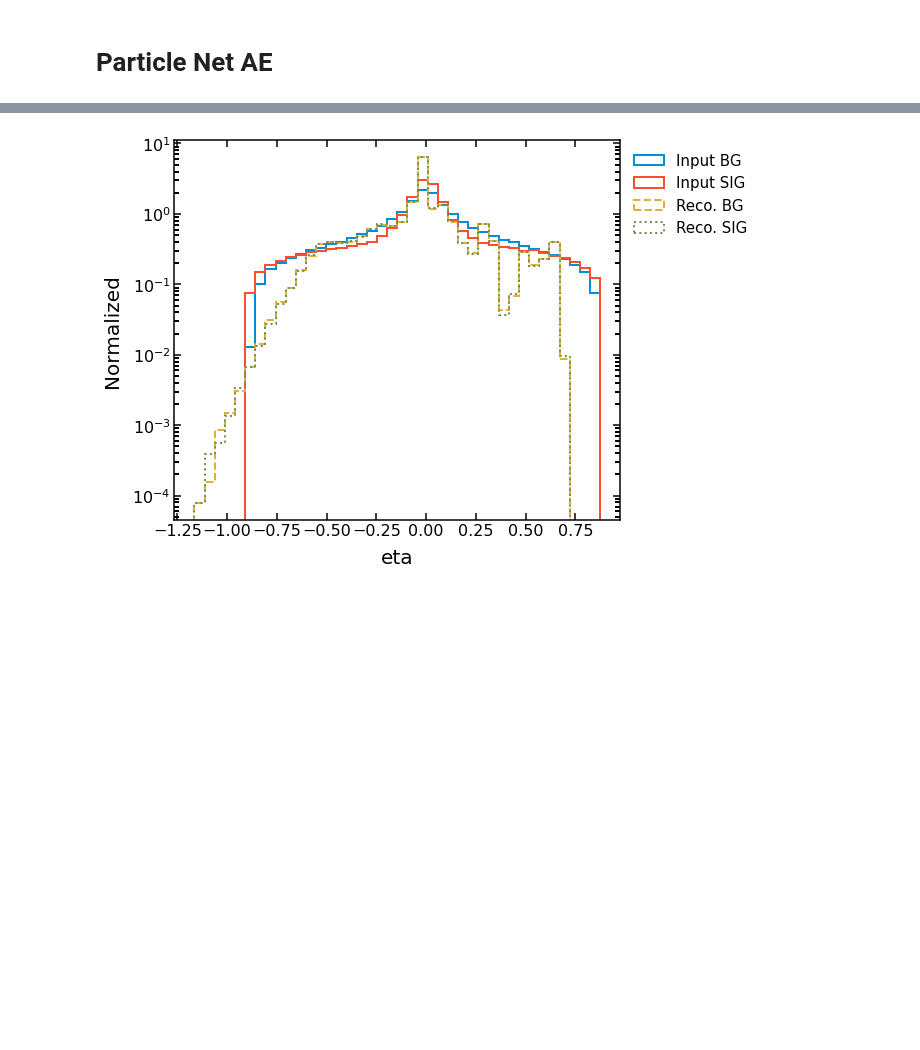
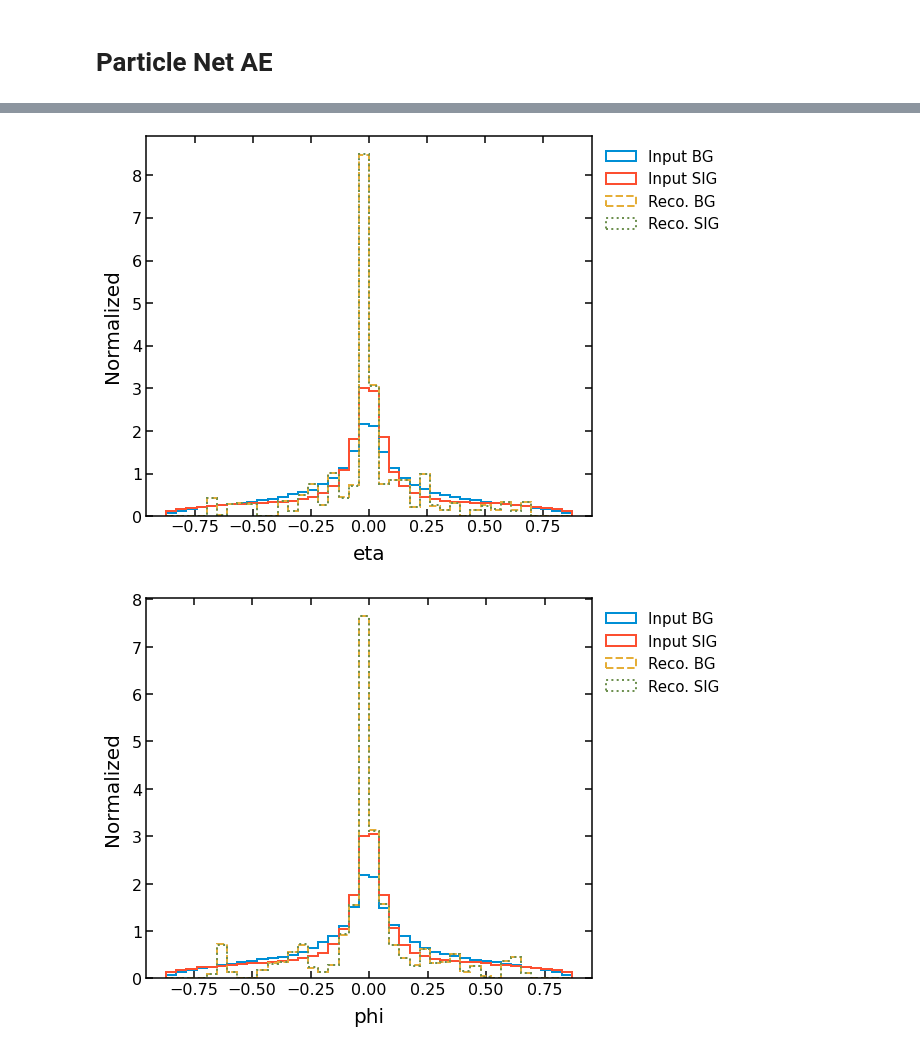
Before and after one commit to nadya-chernyavskaya/ADgvae, a Jupyter notebook: notebooks/PN_AE.ipynb, the cells around one changed output, grey strips where cells are left out. Cells and saved outputs as stored; diff of their text form; code cells hidden in the pictures; blank space fills up the shorter version.

```diff
--- a/notebooks/PN_AE.ipynb
+++ b/notebooks/PN_AE.ipynb
@@ -58,3 +55,8 @@ Number of features = 3
+# %%
+particles_bg[:,:,2] = particles_bg[:,:,2]-0.5
+particles_bg_valid[:,:,2] = particles_bg_valid[:,:,2]-0.5
+particles_bg_test[:,:,2] = particles_bg_test[:,:,2]-0.5
+particles_sig[:,:,2] = particles_sig[:,:,2]-0.5
 # %%
 feats = 'eta,phi,pt'.split(',')
 for i in range(0,3):
@@ -95,25 +97,26 @@ class _DotDict:
 setting = _DotDict()
  # conv_params: list of tuple in the format (K, (C1, C2, C3))
 setting.conv_params = [
-        (7, (16, 16, 16)),
-        (7, (8, 8, 8)),
+        (20, (32, 32, 32)),
+        (20, (64, 64, 64)),
 #        (7, (64, 64, 64)),
 #        (7, (32, 32, 32)),
 #        (7, (64, 64, 64)),
         ]
-setting.conv_params_decoder = [16,8] #[32,16,8, 5]
+setting.conv_params_decoder = [8,6] #[32,16,8, 5]
 # conv_pooling: 'average' or 'max'
 setting.conv_pooling = 'average'
+setting.conv_linking = 'concat' #concat or sum
 setting.num_points = nodes_n #num of original consituents
 setting.num_features = feat_sz #num of original features
 setting.input_shapes = {'points': [nodes_n,feat_sz-1],'features':[nodes_n,feat_sz]}
-setting.latent_dim = 20
+setting.latent_dim = 30
 setting.ae_type = 'vae'  #ae or vae
 setting.beta_kl = 10
 setting.kl_warmup_time = 3
-setting.activation = klayers.LeakyReLU(alpha=0.1)
+setting.activation = klayers.LeakyReLU(alpha=0.3)
 # %%
-model = pnae.PNVAE(setting=setting,name='PN_VAE_')
+model = pnae.PNVAE(setting=setting,name='PN_AE_')
 # %% [output]
 Model: "ParticleNetBase"
 __________________________________________________________________________________________________
@@ -151,6 +154,6 @@ history = model.fit((particles_bg[:50000,:,0:2], particles_bg[:50000,:,:]) ,  pa
                     epochs=5,
                     batch_size=128,
                     verbose=1,
-                    callbacks=[es,ls,kl_beta_callback])
+                    callbacks=[es,ls])  #,kl_beta_callback
 # %% [output]
 Epoch 1/5
@@ -209,23 +212,24 @@ plt.show()
 # %%
 plt.style.use('/eos/user/n/nchernya/MLHEP/AnomalyDetection/ADgvae/utils/adfigstyle.mplstyle')
 for i in range(0,len(feats)):
     #xmin = np.quantile(particles_bg[:,:,i].flatten(),0.)
     #xmax = np.quantile(particles_bg[:,:,i].flatten(),1)
     xmin = np.min([np.min(particles_bg[:,:,i].flatten()),np.min(Y_bg_predict[:,:,i].flatten())])
     xmax = np.max([np.max(particles_bg[:,:,i].flatten()),np.max(Y_bg_predict[:,:,i].flatten())])
     n_bins = 40
     plot_range = (xmin,xmax)
     plt.figure()
     _,bins,_ = plt.hist(particles_bg_test[:,:,i].flatten(), bins=n_bins, range = plot_range,label='Input BG', density=True, histtype='step', fill=False, linewidth=2)
     _,_,_ = plt.hist(particles_sig[:,:,i].flatten(), bins=bins, label='Input SIG',density=True, histtype='step', fill=False, linewidth=2)
     _,_,_ = plt.hist(Y_bg_predict[:,:,i].flatten(), bins=bins, label='Reco. BG', linestyle='--',density=True, histtype='step', fill=False, linewidth=2)
     _,_,_ = plt.hist(Y_sig_predict[:,:,i].flatten(), bins=bins, label='Reco. SIG', linestyle=':',density=True, histtype='step', fill=False, linewidth=2)
     plt.xlabel(feats[i])
     plt.ylabel("Normalized")
     plt.legend(bbox_to_anchor=(1., 1.),fontsize=15)
-    plt.semilogy()
+    #plt.semilogy()
     savename = '/eos/user/n/nchernya/MLHEP/AnomalyDetection/ADgvae/figs/reco_edgeconv_pn_vae_{}.pdf'.format(feats[i])
     plt.savefig(savename)
     plt.show()
 # %% [output]
-[figure, old version]
+[figure, new version]
+[figure, added]
```
Also changed, not shown: parts of 7 cells of this notebook, 3 other files.
